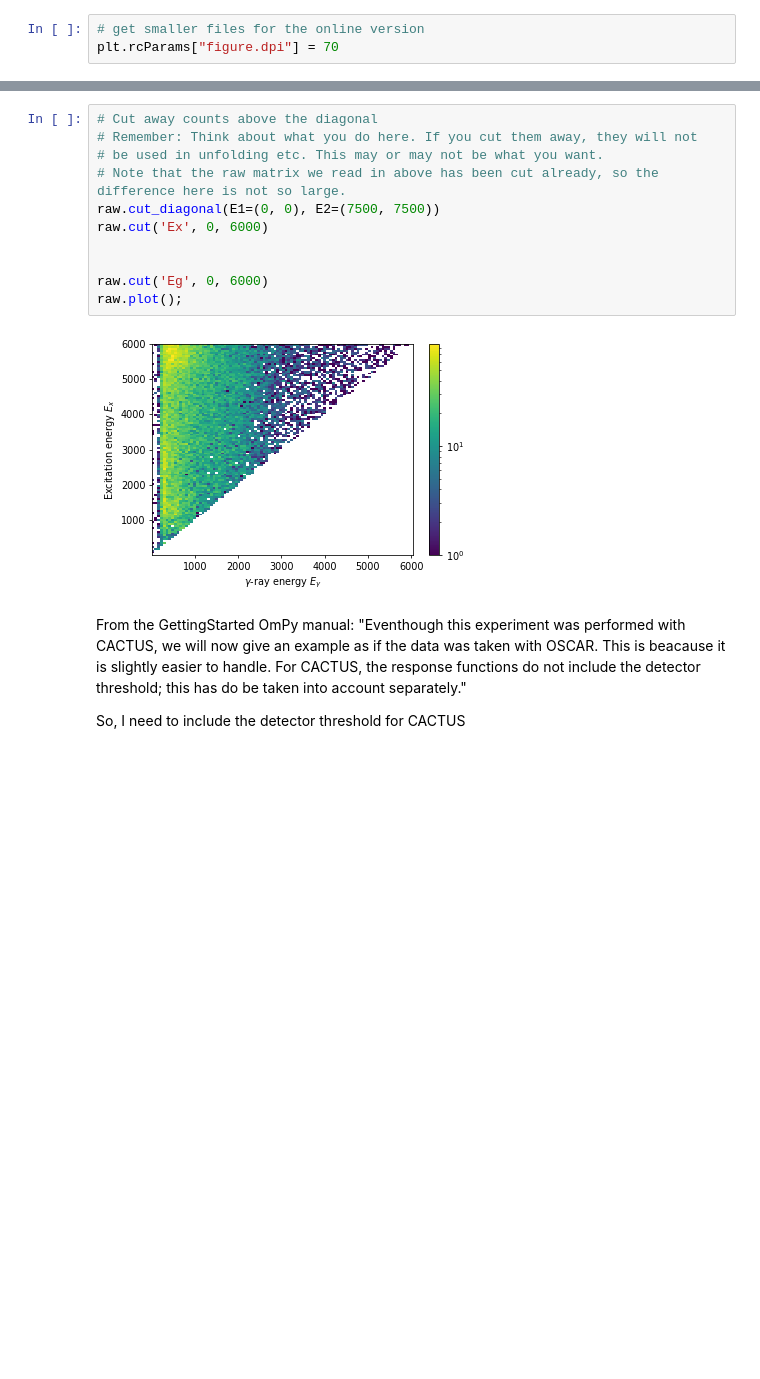
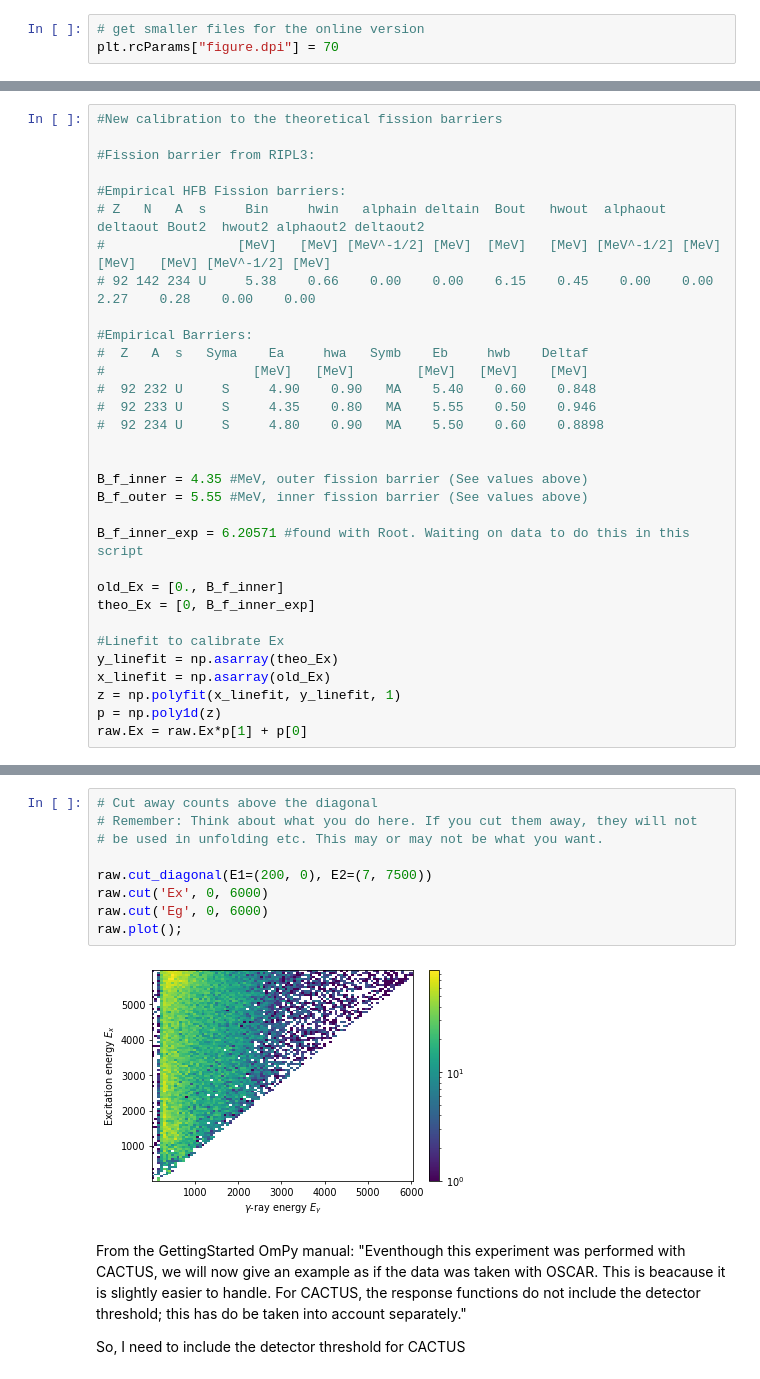
Before and after one commit to tellefs/OmPy_233U, a Jupyter notebook: osloMethod_U233_aa.ipynb, the cells around one changed output, grey strips where cells are left out. Saved outputs shown, nothing was run; the diff lists cells and outputs as text; blank space fills up the shorter version.

Commit message:
new fission barrier. Does not work, have to look into this

```diff
--- a/osloMethod_U233_aa.ipynb
+++ b/osloMethod_U233_aa.ipynb
@@ -50,0 +87,32 @@ raw.plot_projection('Ex', kind="step");
+# %%
+#New calibration to the theoretical fission barriers
+
+#Fission barrier from RIPL3:
+
+#Empirical HFB Fission barriers:
+# Z   N   A  s     Bin     hwin   alphain deltain  Bout   hwout  alphaout deltaout Bout2  hwout2 alphaout2 deltaout2
+#                 [MeV]   [MeV] [MeV^-1/2] [MeV]  [MeV]   [MeV] [MeV^-1/2] [MeV]  [MeV]   [MeV] [MeV^-1/2] [MeV]
+# 92 142 234 U     5.38    0.66    0.00    0.00    6.15    0.45    0.00    0.00    2.27    0.28    0.00    0.00
+
+#Empirical Barriers:
+#  Z   A  s   Syma    Ea     hwa   Symb    Eb     hwb    Deltaf
+#                   [MeV]   [MeV]        [MeV]   [MeV]    [MeV]
+#  92 232 U     S     4.90    0.90   MA    5.40    0.60    0.848
+#  92 233 U     S     4.35    0.80   MA    5.55    0.50    0.946
+#  92 234 U     S     4.80    0.90   MA    5.50    0.60    0.8898
+
+
+B_f_inner = 4.35 #MeV, outer fission barrier (See values above)
+B_f_outer = 5.55 #MeV, inner fission barrier (See values above)
+
+B_f_inner_exp = 6.20571 #found with Root. Waiting on data to do this in this script
+
+old_Ex = [0., B_f_inner]
+theo_Ex = [0, B_f_inner_exp]
+
+#Linefit to calibrate Ex
+y_linefit = np.asarray(theo_Ex)
+x_linefit = np.asarray(old_Ex)
+z = np.polyfit(x_linefit, y_linefit, 1)
+p = np.poly1d(z)
+raw.Ex = raw.Ex*p[1] + p[0]
@@ -51,16 +145,14 @@ raw.plot_projection('Ex', kind="step");
 # %%
 # Cut away counts above the diagonal
 # Remember: Think about what you do here. If you cut them away, they will not
 # be used in unfolding etc. This may or may not be what you want.
-# Note that the raw matrix we read in above has been cut already, so the difference here is not so large.
-raw.cut_diagonal(E1=(0, 0), E2=(7500, 7500))
+
+raw.cut_diagonal(E1=(200, 0), E2=(7, 7500))
 raw.cut('Ex', 0, 6000)
-
-
 raw.cut('Eg', 0, 6000)
 raw.plot();
 # %% [output]
-[figure, old version]
+[figure, new version]
 # %% [markdown]
 From the GettingStarted OmPy manual: "Eventhough this experiment was performed with CACTUS, we will now give an example as if the data was taken with OSCAR. This is beacause it is slightly easier to handle. For CACTUS, the response functions do not include the detector threshold; this has do be taken into account separately."
 
```
Also changed, not shown: parts of 31 cells of this notebook.
